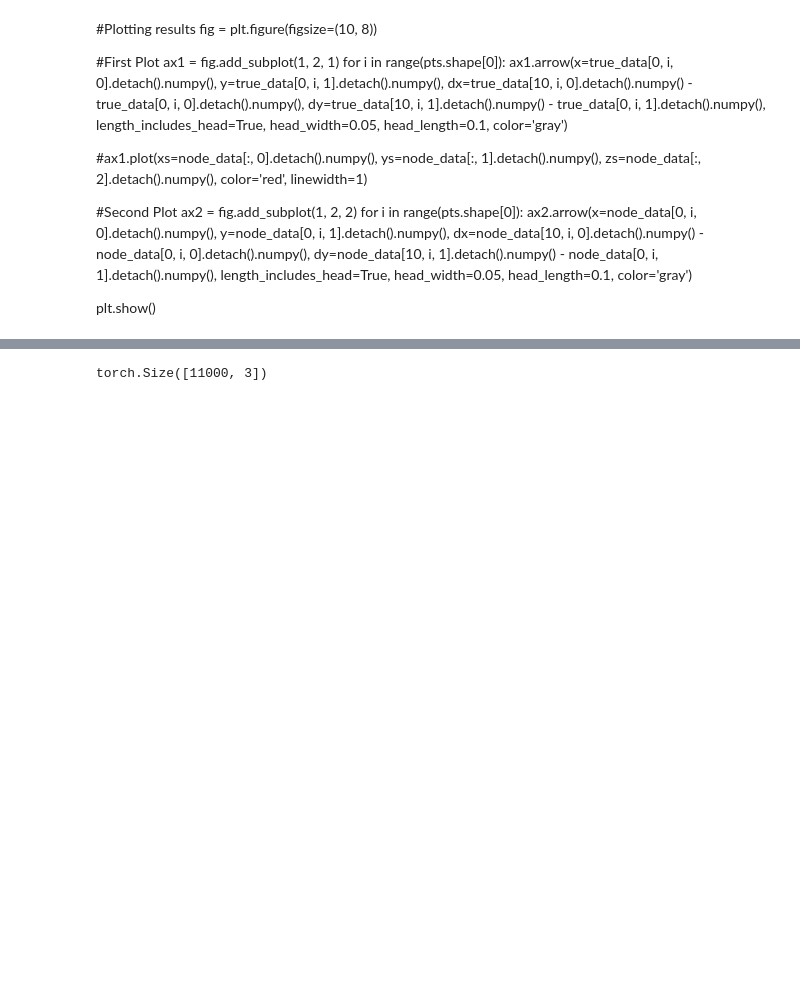
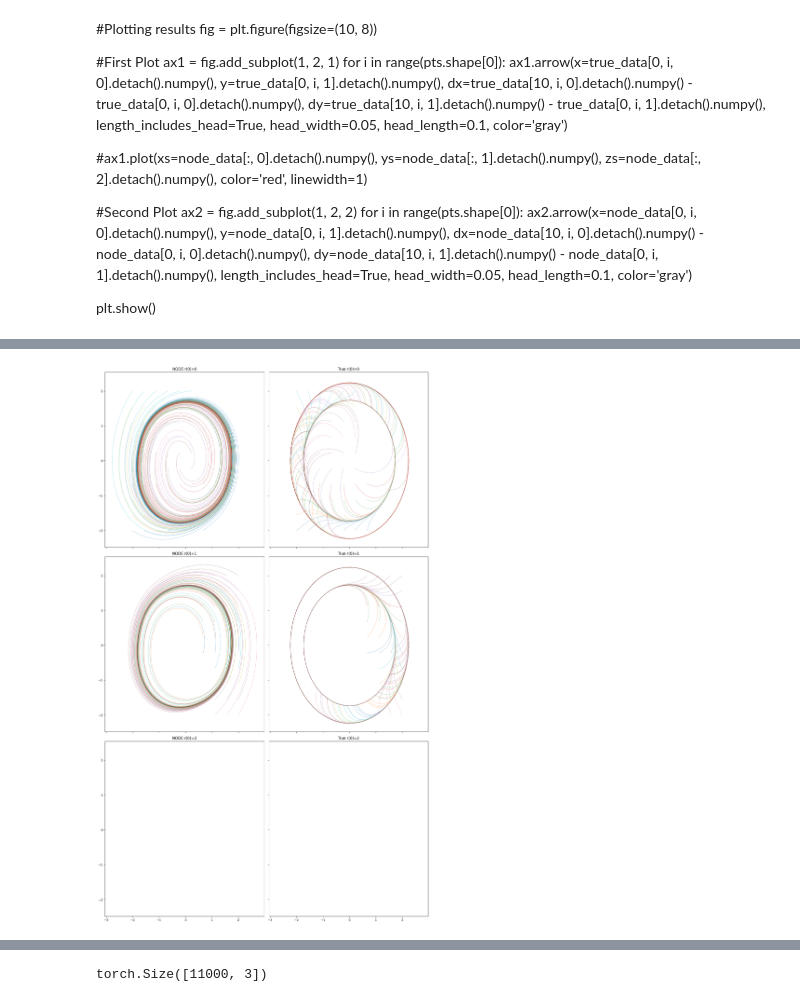
Before and after one commit to JPROSS18/JackRoss-PhD-Notes, a Jupyter notebook: NODE_Dynamic_Bifurcation_Parameter/DyBif_NODE_v4.ipynb, the cells around one changed output, grey strips where cells are left out. Cells and saved outputs as stored; diff of their text form; code cells hidden in the pictures; blank space fills up the shorter version.

```diff
--- a/NODE_Dynamic_Bifurcation_Parameter/DyBif_NODE_v4.ipynb
+++ b/NODE_Dynamic_Bifurcation_Parameter/DyBif_NODE_v4.ipynb
@@ -302,3 +333,21 @@ tensor([[[-2.0000, -2.0000, -1.0000],
+# %%
+r_plots = [-1, 1, 3, 5, 7]
+fig, axes = plt.subplots(len(r_plots), 2, figsize=(15, 5*len(r_plots)), sharex=True, sharey=True)
+
+for i, r in enumerate(r_plots):
+    axes[i, 0].plot(node_data[:, pts[:, 2] == r, 0].detach().numpy(),
+                    node_data[:, pts[:, 2] == r, 1].detach().numpy(),
+                    linewidth=0.5, alpha=1, linestyle='--')
+    axes[i, 1].plot(true_data[:, pts[:, 2] == r, 0].detach().numpy(),
+                    true_data[:, pts[:, 2] == r, 1].detach().numpy(),
+                    linewidth=0.5, alpha=1, linestyle='--')
+    axes[i, 0].set_title(f"NODE r(0)={r}")
+    axes[i, 1].set_title(f"True r(0)={r}")
+
+plt.tight_layout()
+plt.show()
+# %% [output]
+[figure, added]
 # %%
 r_plots = [-1, 1, 3, 5, 7]
 fig, axes = plt.subplots(len(r_plots), 2, figsize=(15, 5*len(r_plots)), sharex=True, sharey=True)
```
Also changed, not shown: parts of 24 cells of this notebook, 6 other files.
